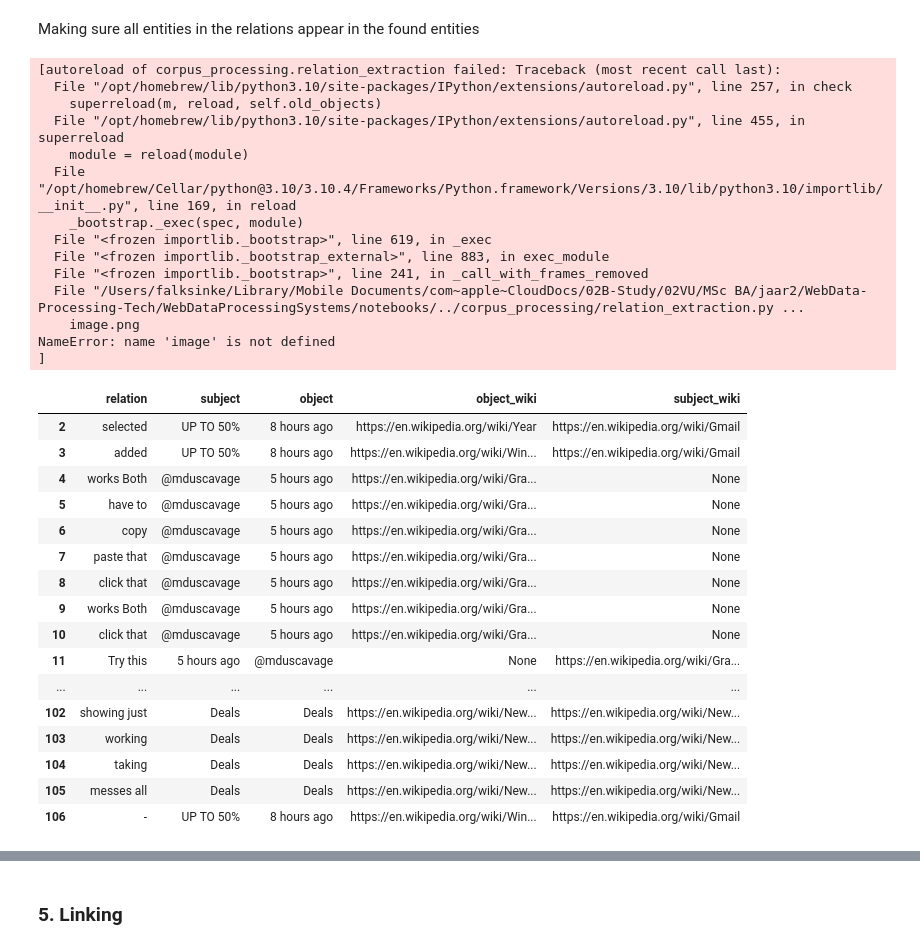
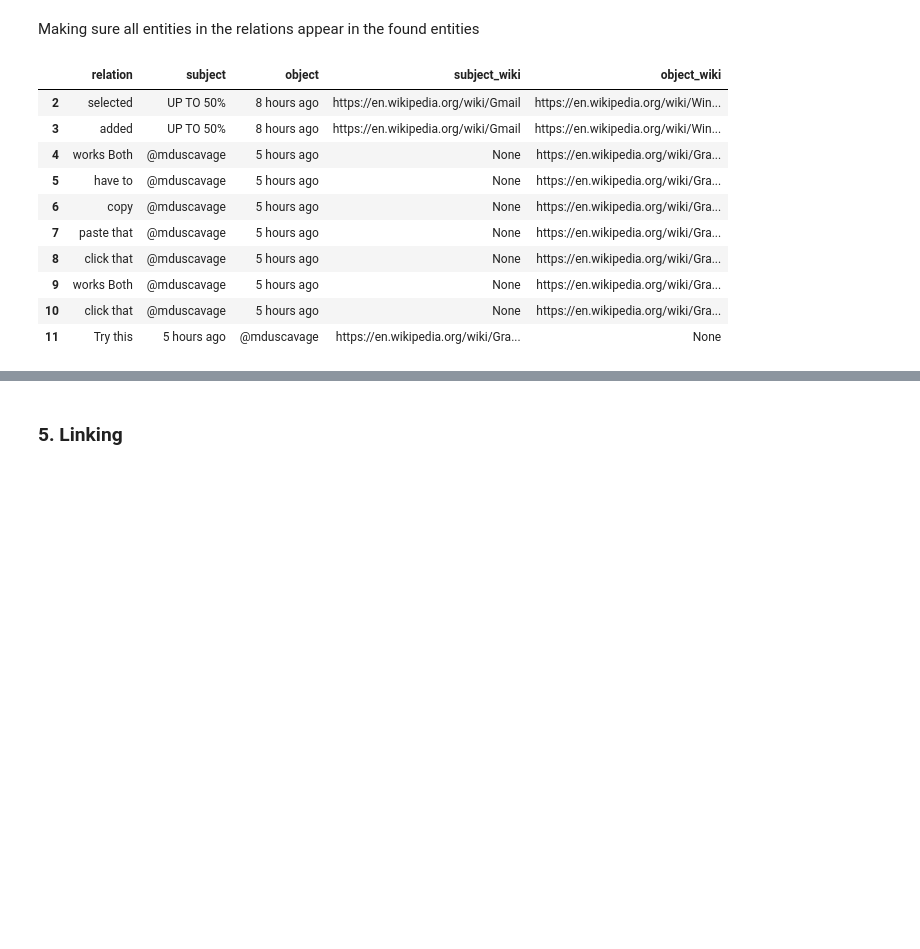
Before and after one commit to DanilaRomanov/WebDataProcessingSystems, a Jupyter notebook: notebooks/0_pipeline_beta.ipynb, the cells around one changed output, grey strips where cells are left out. Saved outputs shown, nothing was run; the diff lists cells and outputs as text; code cells hidden in the pictures; blank space fills up the shorter version.

Commit message:
finished pipeline in notebook!

```diff
--- a/notebooks/0_pipeline_beta.ipynb
+++ b/notebooks/0_pipeline_beta.ipynb
@@ -233,39 +230,19 @@ Making sure all entities in the relations appear in the found entities
 # %%
 relations_df['subject_wiki'] = subj_ents
 relations_df['object_wiki'] = obj_ents
-relations_df
+relations_df.head(10)
 # %% [output]
-[autoreload of corpus_processing.relation_extraction failed: Traceback (most recent call last):
-  File "/opt/homebrew/lib/python3.10/site-packages/IPython/extensions/autoreload.py", line 257, in check
-    superreload(m, reload, self.old_objects)
-  File "/opt/homebrew/lib/python3.10/site-packages/IPython/extensions/autoreload.py", line 455, in superreload
-    module = reload(module)
-  File "/opt/homebrew/Cellar/python@3.10/3.10.4/Frameworks/Python.framework/Versions/3.10/lib/python3.10/importlib/__init__.py", line 169, in reload
-    _bootstrap._exec(spec, module)
-  File "<frozen importlib._bootstrap>", line 619, in _exec
-  File "<frozen importlib._bootstrap_external>", line 883, in exec_module
-  File "<frozen importlib._bootstrap>", line 241, in _call_with_frames_removed
-  File "/Users/falksinke/Library/Mobile Documents/com~apple~CloudDocs/02B-Study/02VU/MSc BA/jaar2/WebData-Processing-Tech/WebDataProcessingSystems/notebooks/../corpus_processing/relation_extraction.py ...
-    image.png
-NameError: name 'image' is not defined
-]
-|  | relation | subject | object | object_wiki | subject_wiki |
-| 2 | selected | UP TO 50% | 8 hours ago | https://en.wikipedia.org/wiki/Year | https://en.wikipedia.org/wiki/Gmail |
-| 3 | added | UP TO 50% | 8 hours ago | https://en.wikipedia.org/wiki/Win... | https://en.wikipedia.org/wiki/Gmail |
-| 4 | works Both | @mduscavage | 5 hours ago | https://en.wikipedia.org/wiki/Gra... | None |
-| 5 | have to | @mduscavage | 5 hours ago | https://en.wikipedia.org/wiki/Gra... | None |
-| 6 | copy | @mduscavage | 5 hours ago | https://en.wikipedia.org/wiki/Gra... | None |
-| 7 | paste that | @mduscavage | 5 hours ago | https://en.wikipedia.org/wiki/Gra... | None |
-| 8 | click that | @mduscavage | 5 hours ago | https://en.wikipedia.org/wiki/Gra... | None |
-| 9 | works Both | @mduscavage | 5 hours ago | https://en.wikipedia.org/wiki/Gra... | None |
-| 10 | click that | @mduscavage | 5 hours ago | https://en.wikipedia.org/wiki/Gra... | None |
-| 11 | Try this | 5 hours ago | @mduscavage | None | https://en.wikipedia.org/wiki/Gra... |
-| ... | ... | ... | ... | ... | ... |
-| 102 | showing just | Deals | Deals | https://en.wikipedia.org/wiki/New... | https://en.wikipedia.org/wiki/New... |
-| 103 | working | Deals | Deals | https://en.wikipedia.org/wiki/New... | https://en.wikipedia.org/wiki/New... |
-| 104 | taking | Deals | Deals | https://en.wikipedia.org/wiki/New... | https://en.wikipedia.org/wiki/New... |
-| 105 | messes all | Deals | Deals | https://en.wikipedia.org/wiki/New... | https://en.wikipedia.org/wiki/New... |
-| 106 | - | UP TO 50% | 8 hours ago | https://en.wikipedia.org/wiki/Win... | https://en.wikipedia.org/wiki/Gmail |
+|  | relation | subject | object | subject_wiki | object_wiki |
+| 2 | selected | UP TO 50% | 8 hours ago | https://en.wikipedia.org/wiki/Gmail | https://en.wikipedia.org/wiki/Win... |
+| 3 | added | UP TO 50% | 8 hours ago | https://en.wikipedia.org/wiki/Gmail | https://en.wikipedia.org/wiki/Win... |
+| 4 | works Both | @mduscavage | 5 hours ago | None | https://en.wikipedia.org/wiki/Gra... |
+| 5 | have to | @mduscavage | 5 hours ago | None | https://en.wikipedia.org/wiki/Gra... |
+| 6 | copy | @mduscavage | 5 hours ago | None | https://en.wikipedia.org/wiki/Gra... |
+| 7 | paste that | @mduscavage | 5 hours ago | None | https://en.wikipedia.org/wiki/Gra... |
+| 8 | click that | @mduscavage | 5 hours ago | None | https://en.wikipedia.org/wiki/Gra... |
+| 9 | works Both | @mduscavage | 5 hours ago | None | https://en.wikipedia.org/wiki/Gra... |
+| 10 | click that | @mduscavage | 5 hours ago | None | https://en.wikipedia.org/wiki/Gra... |
+| 11 | Try this | 5 hours ago | @mduscavage | https://en.wikipedia.org/wiki/Gra... | None |
 # %%
 relations_df.loc[(relations_df['object_wiki'].isin(linked_entities)) & (relations_df['subject_wiki'].isin(linked_entities)) , :]
 # %% [output]
```
Also changed, not shown: parts of 9 cells of this notebook, 1 other file.
